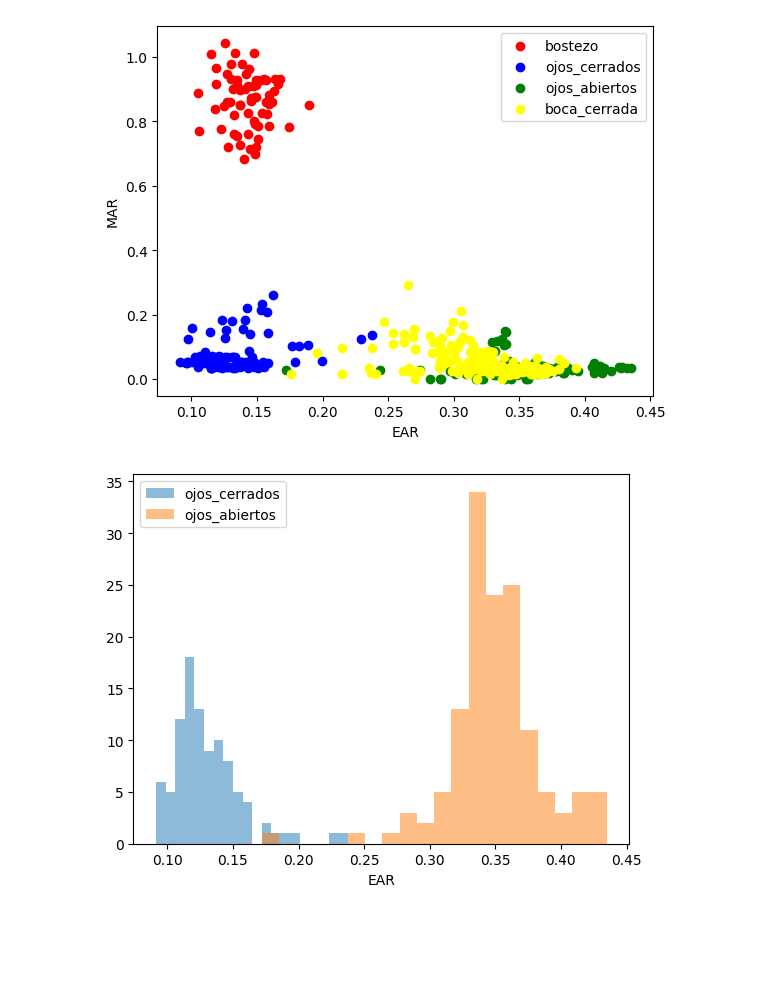
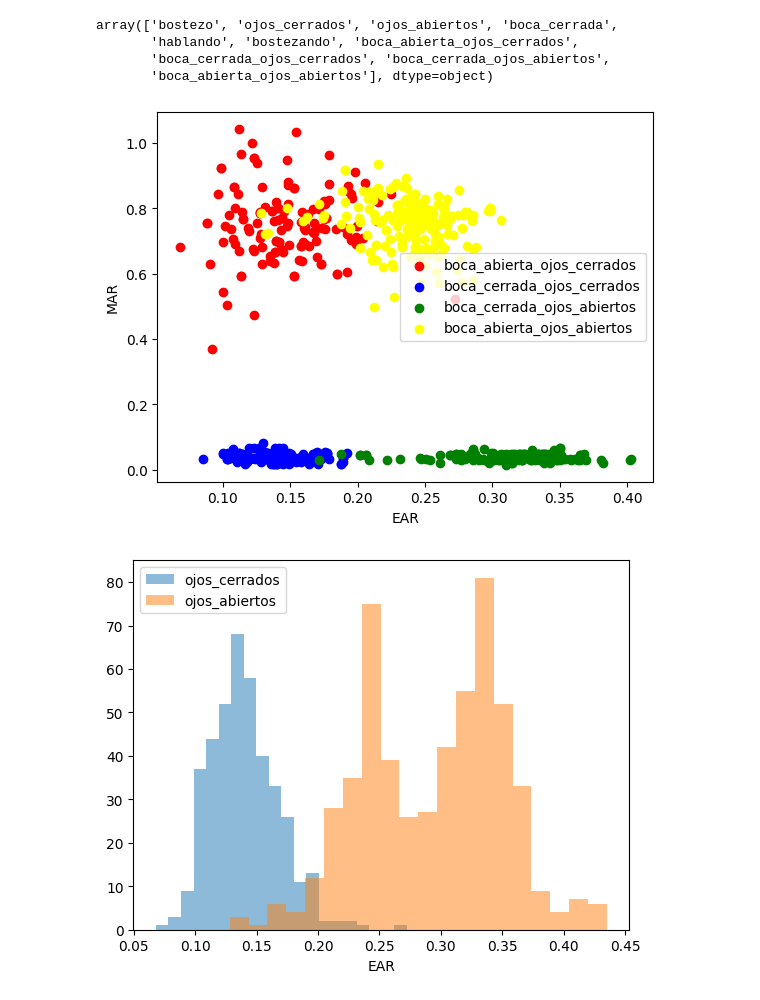
Before and after one commit to lucastrubiano/PFE_Mecatronica_Guarise_Trubiano, a Jupyter notebook: pruebas/pandas_cluster_features.ipynb, the cells around one changed output. Cells and saved outputs as stored; diff of their text form; code cells hidden in the pictures; blank space fills up the shorter version.

```diff
--- a/pruebas/pandas_cluster_features.ipynb
+++ b/pruebas/pandas_cluster_features.ipynb
@@ -36,10 +36,18 @@ df
+# %%
+# mostrar las distintas categorias
+df['category'].unique()
+# %% [output]
+array(['bostezo', 'ojos_cerrados', 'ojos_abiertos', 'boca_cerrada',
+       'hablando', 'bostezando', 'boca_abierta_ojos_cerrados',
+       'boca_cerrada_ojos_cerrados', 'boca_cerrada_ojos_abiertos',
+       'boca_abierta_ojos_abiertos'], dtype=object)
 # %%
 # plot ear vs mar, coloring different categories
 colors = {
-    'bostezo': 'red',
-    'ojos_cerrados': 'blue',
-    'ojos_abiertos': 'green',
-    'boca_cerrada': 'yellow',
+    'boca_abierta_ojos_cerrados': 'red',
+    'boca_cerrada_ojos_cerrados': 'blue',
+    'boca_cerrada_ojos_abiertos': 'green',
+    'boca_abierta_ojos_abiertos': 'yellow'
 }
 
 # Plot a scatter plot with labels per category
@@ -51,14 +59,14 @@ plt.ylabel('MAR')
 plt.legend()
 plt.show()
 # %% [output]
-[figure, old version]
+[figure, new version]
 # %%
-# Create a distribution plot for categories ojos_cerrados and ojos_abiertos for EAR
-plt.hist(df[df['category'] == 'ojos_cerrados']['ear'], bins=20, alpha=0.5, label='ojos_cerrados')
-plt.hist(df[df['category'] == 'ojos_abiertos']['ear'], bins=20, alpha=0.5, label='ojos_abiertos')
+# Create a distribution plot for categories that contains 'ojos_cerrados' vs 'ojos_abiertos' and EAR
+plt.hist(df[df['category'].str.contains('ojos_cerrados')]['ear'], bins=20, alpha=0.5, label='ojos_cerrados')
+plt.hist(df[df['category'].str.contains('ojos_abiertos')]['ear'], bins=20, alpha=0.5, label='ojos_abiertos')
 plt.xlabel('EAR')
 plt.legend()
 plt.show()
 # %% [output]
-[figure, old version]
+[figure, new version]
 # %%
```
Also changed, not shown: parts of 4 cells of this notebook, 1 other file.
